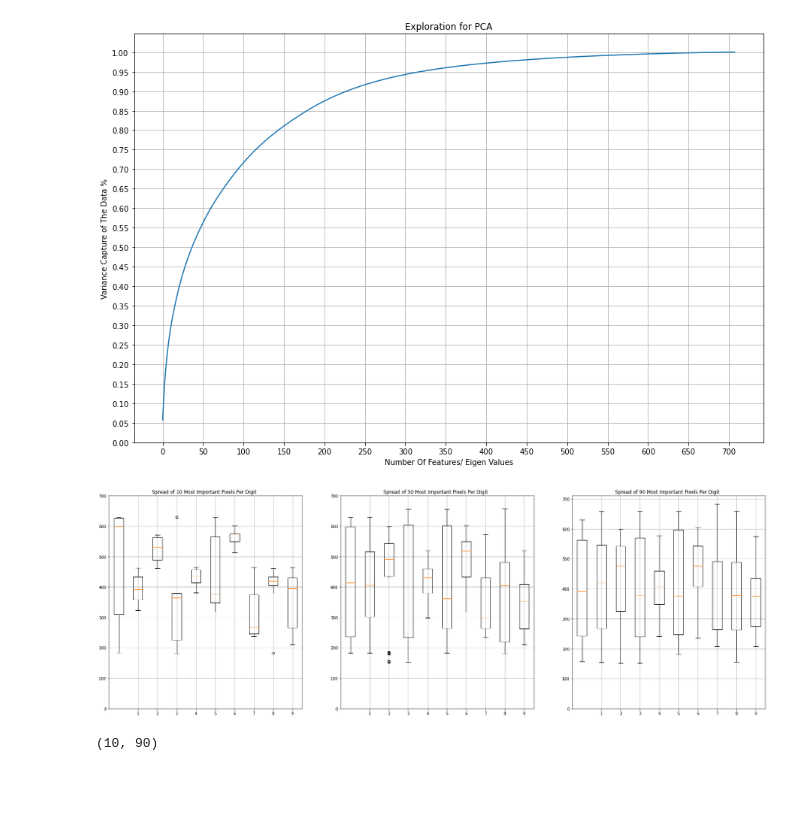
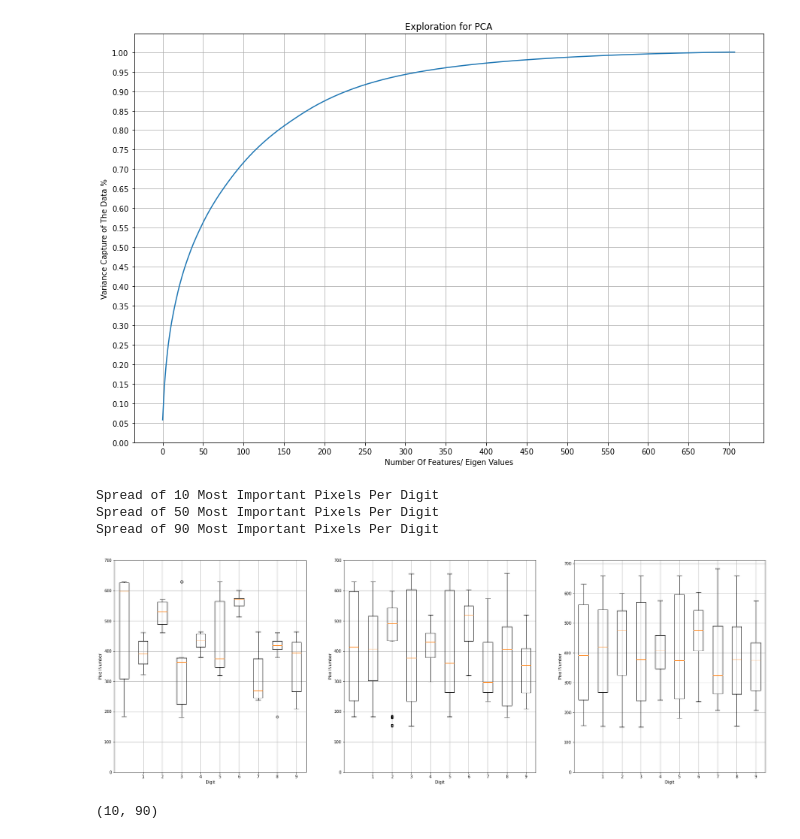
Before and after one commit to idangrady/INFOMPR, a Jupyter notebook: Practical_Assignment/Jupityer_analysis.ipynb, the cells around one changed output. Drawn from its saved outputs; the diff is of its cells as text; code cells hidden in the pictures; blank space fills up the shorter version.

```diff
--- a/Practical_Assignment/Jupityer_analysis.ipynb
+++ b/Practical_Assignment/Jupityer_analysis.ipynb
@@ -142,32 +142,38 @@ for idx, num in enumerate(labels):
 # %%
 ys = []
 y = []
 x = list([np.arange(10)])
 
 fig, ax = plt.subplots(nrows=1, ncols=3, figsize=(30,10), squeeze=False)
 
 for n , num_features in zip (range(3),np.arange(10,180,40)) :
 
     for num in range(10):
         inx_max = np.argmax(np.average(array_pixel_by_digit[num], axis = 0))
         importance_pixel  = np.argsort(np.average(array_pixel_by_digit[num], axis = 0))[-num_features::]
         y.append(importance_pixel)
 
     ys.append(y)
     y =[]
     #plot
     data = [(ys[n][l]) for  l in range(len(ys[n]))]
     ax[0,n].boxplot(data)
     ax[0,n].yaxis.set_ticks((np.arange(0, 780, 100)))
     ax[0,n].xaxis.set_ticks(np.arange(2,11,1))
     ax[0,n].grid()
-    ax[0,n].title.set_text(f"Spread of {num_features} Most Important Pixels Per Digit  ")
+    ax[0,n].set_xlabel("Digit")
+    ax[0,n].set_ylabel("Pixel Number")
+
+    print(f"Spread of {num_features} Most Important Pixels Per Digit  ")
 
 
 
 plt.show()
 # %% [output]
+Spread of 10 Most Important Pixels Per Digit
+Spread of 50 Most Important Pixels Per Digit
+Spread of 90 Most Important Pixels Per Digit
-[figure, old version]
+[figure, new version]
 # %%
 data_10_pix_loc = ([ys[2][i] for i in range(len(ys[0]))])
 data_10_array =  np.array(data_10_pix_loc)
```
Also changed, not shown: parts of 2 cells of this notebook, 2 other files.
